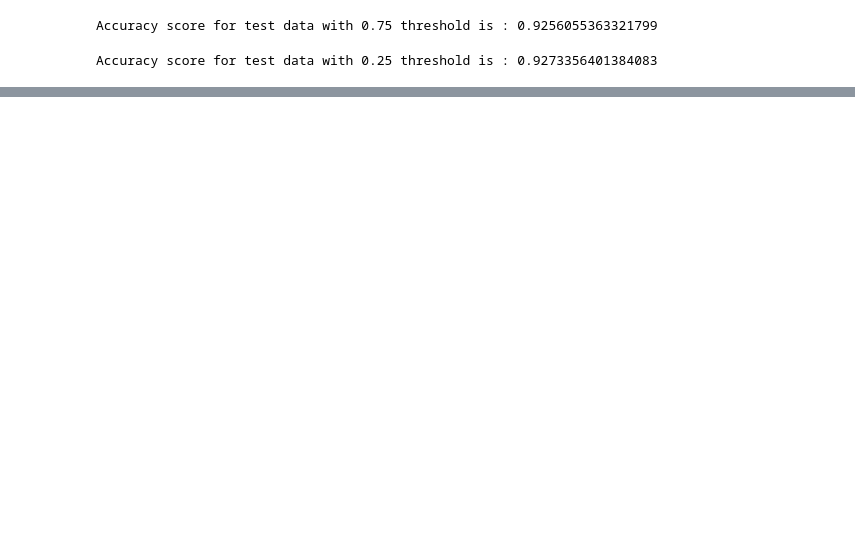
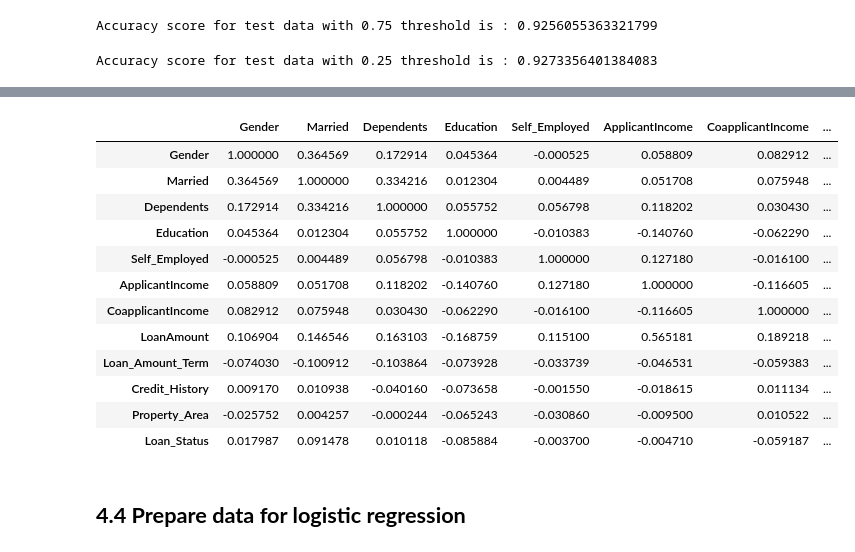
Before and after one commit to Ishankoradia/ML-Concepts-and-Algorithms, a Jupyter notebook: Logistic Regression.ipynb, the cells around one changed output, grey strips where cells are left out. Cells and saved outputs as stored; diff of their text form; code cells hidden in the pictures; blank space fills up the shorter version.

```diff
--- a/Logistic Regression.ipynb
+++ b/Logistic Regression.ipynb
@@ -844,0 +1249,19 @@ from sklearn.metrics import accuracy_score
+# %%
+train_1.corr()
+# %% [output]
+|  | Gender | Married | Dependents | Education | Self_Employed | ApplicantIncome | CoapplicantIncome | ... |
+| Gender | 1.000000 | 0.364569 | 0.172914 | 0.045364 | -0.000525 | 0.058809 | 0.082912 | ... |
+| Married | 0.364569 | 1.000000 | 0.334216 | 0.012304 | 0.004489 | 0.051708 | 0.075948 | ... |
+| Dependents | 0.172914 | 0.334216 | 1.000000 | 0.055752 | 0.056798 | 0.118202 | 0.030430 | ... |
+| Education | 0.045364 | 0.012304 | 0.055752 | 1.000000 | -0.010383 | -0.140760 | -0.062290 | ... |
+| Self_Employed | -0.000525 | 0.004489 | 0.056798 | -0.010383 | 1.000000 | 0.127180 | -0.016100 | ... |
+| ApplicantIncome | 0.058809 | 0.051708 | 0.118202 | -0.140760 | 0.127180 | 1.000000 | -0.116605 | ... |
+| CoapplicantIncome | 0.082912 | 0.075948 | 0.030430 | -0.062290 | -0.016100 | -0.116605 | 1.000000 | ... |
+| LoanAmount | 0.106904 | 0.146546 | 0.163103 | -0.168759 | 0.115100 | 0.565181 | 0.189218 | ... |
+| Loan_Amount_Term | -0.074030 | -0.100912 | -0.103864 | -0.073928 | -0.033739 | -0.046531 | -0.059383 | ... |
+| Credit_History | 0.009170 | 0.010938 | -0.040160 | -0.073658 | -0.001550 | -0.018615 | 0.011134 | ... |
+| Property_Area | -0.025752 | 0.004257 | -0.000244 | -0.065243 | -0.030860 | -0.009500 | 0.010522 | ... |
+| Loan_Status | 0.017987 | 0.091478 | 0.010118 | -0.085884 | -0.003700 | -0.004710 | -0.059187 | ... |
+# %% [markdown]
+<a name = Section44></a>
+## **4.4 Prepare data for logistic regression**
```
Also changed, not shown: parts of 96 cells of this notebook.
